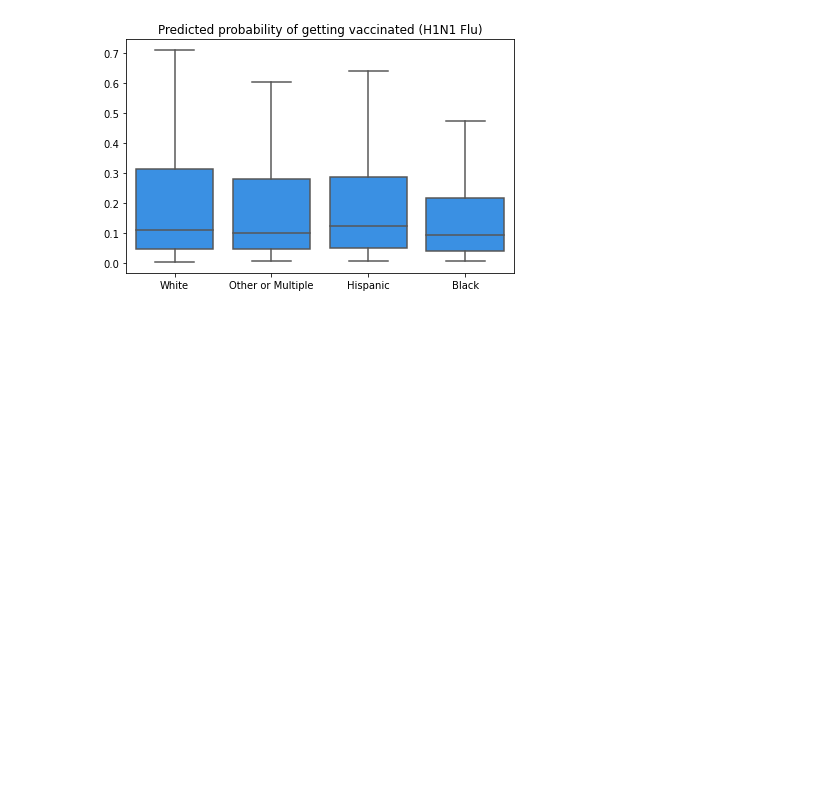
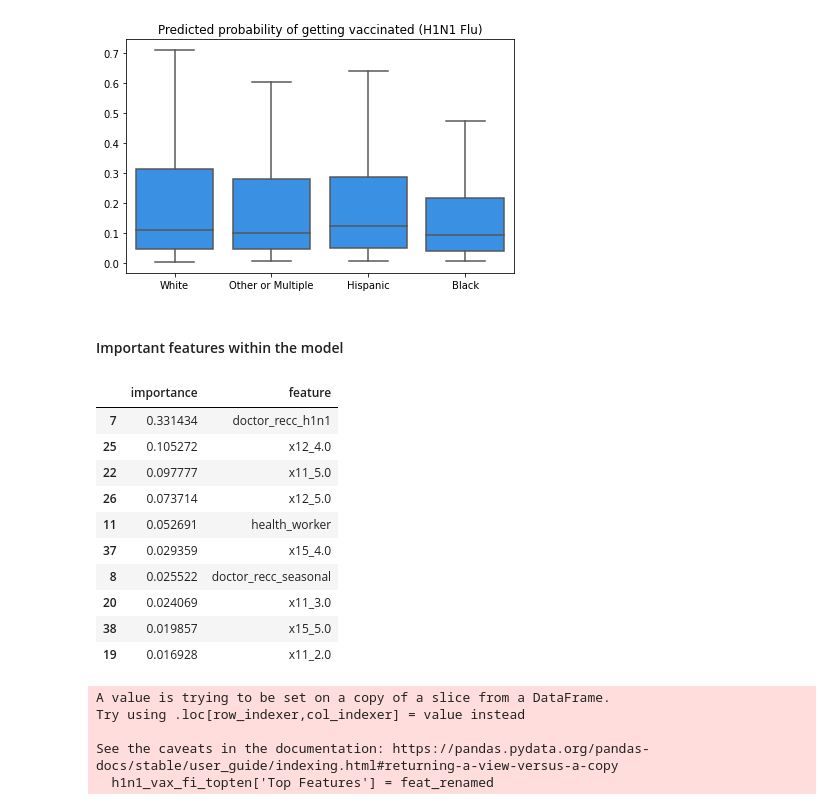
Before and after one commit to AMcqueen1980/H1N1Project, a Jupyter notebook: CleanPipeline-FinalModel-FeatureAnalysis.ipynb, the cells around one changed output. Saved outputs shown, nothing was run; the diff lists cells and outputs as text; code cells hidden in the pictures; blank space fills up the shorter version.

```diff
--- a/CleanPipeline-FinalModel-FeatureAnalysis.ipynb
+++ b/CleanPipeline-FinalModel-FeatureAnalysis.ipynb
@@ -383,3 +383,38 @@ plt.grid(False)
 plt.tight_layout();
 # %% [output]
 [figure]
+# %% [markdown]
+#### Important features within the model
+# %%
+zipzip = zip(gbc_f_s.feature_importances_,X_train_imputed.columns)
+season_vax_fi = pd.DataFrame(data = zipzip, columns = ['importance','feature'])
+zipzipzip = zip(gbc_f_h1.feature_importances_,X_train_imputed.columns)
+h1n1_vax_fi = pd.DataFrame(data = zipzipzip, columns = ['importance','feature'])
+h1n1_vax_fi.sort_values('importance', ascending = False, inplace = True)
+h1n1_vax_fi_topten = h1n1_vax_fi.head(10)
+
+h1n1_vax_fi_topten
+# %% [output]
+|  | importance | feature |
+| 7 | 0.331434 | doctor_recc_h1n1 |
+| 25 | 0.105272 | x12_4.0 |
+| 22 | 0.097777 | x11_5.0 |
+| 26 | 0.073714 | x12_5.0 |
+| 11 | 0.052691 | health_worker |
+| 37 | 0.029359 | x15_4.0 |
+| 8 | 0.025522 | doctor_recc_seasonal |
+| 20 | 0.024069 | x11_3.0 |
+| 38 | 0.019857 | x15_5.0 |
+| 19 | 0.016928 | x11_2.0 |
+# %%
+feat_renamed = ['Doc. Recomends H1N1 Vax', 'Moderate Concern: H1N1', 'Confident: H1N1 Vax Efficacy',
+                'Great Concern: H1N1', 'Health Care Worker', 'Moderate Concern: Flu', 'Doc. Recomends Flu Vax',
+               'No Opinion: H1N1 Vax Efficacy', 'Great Concern: Flu', 'Moderate Concern: H1N1 Vax Efficacy']
+
+h1n1_vax_fi_topten['Top Features'] = feat_renamed
+# %% [output]
+A value is trying to be set on a copy of a slice from a DataFrame.
+Try using .loc[row_indexer,col_indexer] = value instead
+
+See the caveats in the documentation: https://pandas.pydata.org/pandas-docs/stable/user_guide/indexing.html#returning-a-view-versus-a-copy
+  h1n1_vax_fi_topten['Top Features'] = feat_renamed
```
Also changed, not shown: parts of 7 cells of this notebook, 1 other file.
